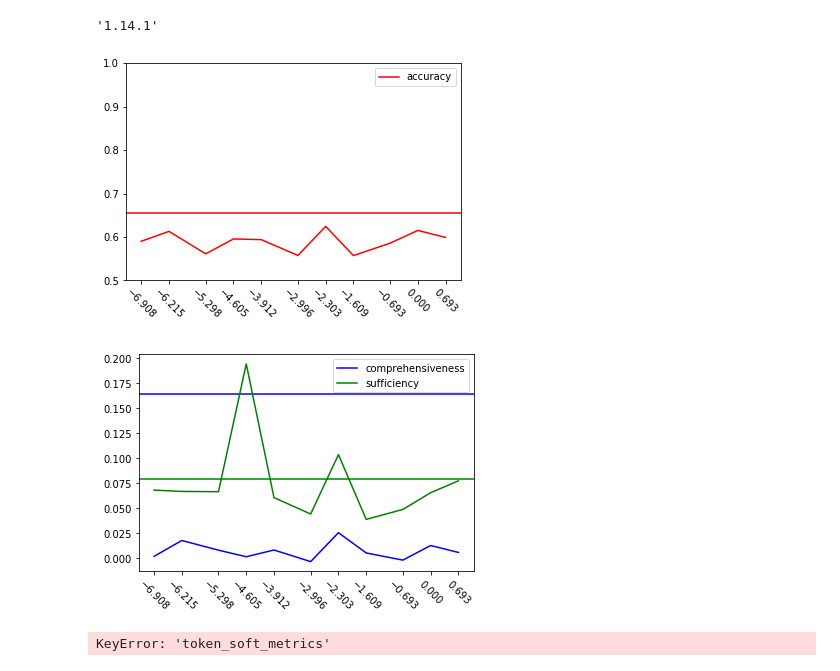
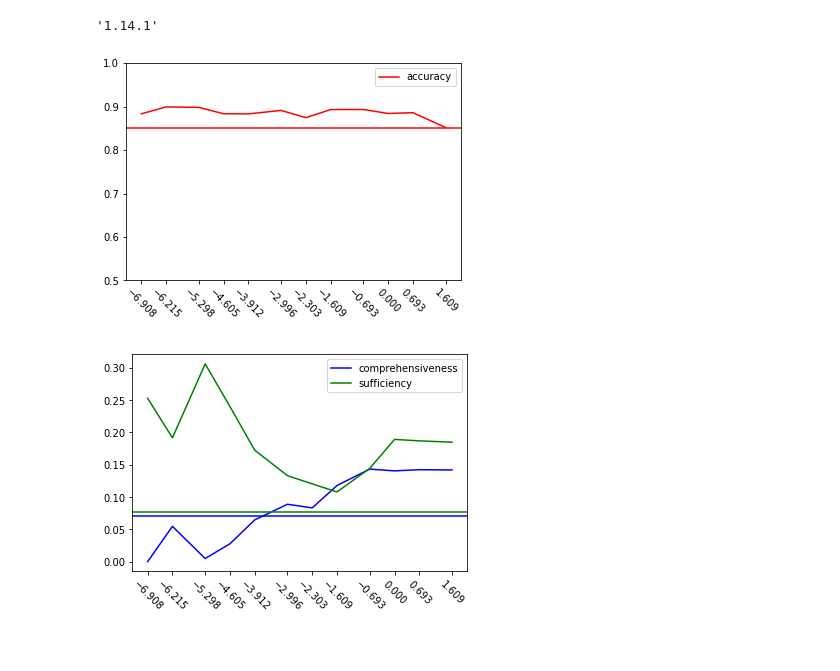
Before and after one commit to JoshuaGhost/expred, a Jupyter notebook: draw_pictures.ipynb, the cells around one changed output. Cells and saved outputs as stored; diff of their text form; code cells hidden in the pictures.

Commit message:
add run_gru_first

```diff
--- a/draw_pictures.ipynb
+++ b/draw_pictures.ipynb
@@ -18,6 +21,6 @@ split = 'train'
 # %%
 split = 'test'
 # %%
-output_dir = "eraserbenchmark/outputs/"
+output_dir = "eraserbenchmark/outputs/lambda_sweep/"
 img_dir = 'graphics/'
 color = {'accuracy': 'r', 'sufficiency': 'g', 'comprehensiveness': 'b', 'auprc':'y'}
@@ -53,21 +35,28 @@ baseline = {'accuracy': 0.850, 'sufficiency':  0.077, 'comprehensiveness': 0.070
+# %%
+structure = 'rnr'
 # %%
-dataset = 'multirc'
-#gru
-train_on_portion = 0.4
-par_lambdas = [0.1, 0.2, 0.5, 1., 2., 5., 10., 20., 50., 100., 200., 500.]
-results_dirs = [output_dir + f'bert_base_seqlen_512_multirc_exp_output_gru_merged_evidences_train_on_portion_0.4_par_lambda_{par_lambda}_no_padding_imbalanced_bce_resampling_pooling_first_learning_rate_1e-05__test.txt' for par_lambda in par_lambdas]
+if structure == 'gru':
+    par_lambdas = [0.1, 0.2, 0.5, 1., 2., 5., 10., 20., 50., 100., 200., 500.]
+elif structure == 'rnr':
+    par_lambdas = [0.001, 0.002, 0.005, 0.01, 0.02, 0.05, 0.1, 0.2, 0.5, 1., 2., 5.]
 
-#rnr
-train_on_portion = 0.4
-par_lambdas = [0.001, 0.002, 0.005, 0.01, 0.02, 0.05, 0.1, 0.2, 0.5, 1., 2.]#, 5.]
-results_dirs = [output_dir + f'bert_base_seqlen_512_multirc_exp_output_rnr_merged_evidences_train_on_portion_0.4_par_lambda_{par_lambda}_no_padding_imbalanced_bce_resampling_pooling_first_learning_rate_1e-05__val.txt' for par_lambda in par_lambdas]
-
-baseline = {'accuracy': 0.655,
+if dataset == 'movies':
+    baseline = {'accuracy': 0.974, 'sufficiency':  0.035, 'comprehensiveness': 0.113,
+                'auprc':  0.467, "iou_f1": 0.124, 'token_f1': 0.322}
+    train_on_portion = 0
+elif dataset == 'fever':
+    baseline = {'accuracy': 0.850, 'sufficiency':  0.077, 'comprehensiveness': 0.070,
+                'auprc':  0.617, "iou_f1": 0.817, 'token_f1': 0.796}
+    train_on_portion = 0.1
+elif dataset == 'multirc':
+    baseline = {'accuracy': 0.655,
             'sufficiency': 0.079,
             'comprehensiveness': 0.164,
             'auprc': 0.240,
             'iou_f1': 0.419,
             "token_f1": 0.456}
+    train_on_portion = 0.4
+results_dirs = [output_dir + f"bert_base_seqlen_512_{dataset}_exp_output_{structure}_merged_evidences{'_train_on_portion_'+str(train_on_portion) if train_on_portion != 0 else ''}_par_lambda_{par_lambda}_no_padding_imbalanced_bce_resampling_pooling_first_learning_rate_1e-05__{split}.txt" for par_lambda in par_lambdas]
 # %%
 for results_dir in results_dirs:
     if not os.path.isfile(results_dir):
@@ -80,8 +69,7 @@ y = {metric:[] for metric in metrics}
 for results_dir in results_dirs:
     if os.path.isfile(results_dir):
         with open(results_dir, 'r') as fin:
-            r = fin.read()
-            r = eval(r[1:-1])
+            r = eval(fin.read()[1:-1])
         results.append(r)
         for metric in metrics:
             y[metric].append(r['classification_scores'][metric])
@@ -98,60 +86,32 @@ plt.ylim([0.5, 1])
 ax.legend()
 plt.savefig(img_dir + f'{dataset}_{split}_train_on_portion_{train_on_portion}_accuracy.png')
 # %% [output]
-[figure, old version]
+[figure, new version]
 # %%
 metrics = ["comprehensiveness", 'sufficiency']
 
 results = []
 y = {metric:[] for metric in metrics}
 for results_dir in results_dirs:
     if os.path.isfile(results_dir):
         with open(results_dir, 'r') as fin:
-            r = fin.read()
-            r = eval(r[1:-1])
+            r = eval(fin.read()[1:-1])
         results.append(r)
         for metric in metrics:
             y[metric].append(r['classification_scores'][metric])
     else:
         for metric in metrics:
             y[metric].append(0)
 
 fig, ax = plt.subplots()
 plt.xticks([math.log(i) for i in par_lambdas], rotation=-45)
 for metric in metrics:
     plt.axhline(y=baseline[metric], color=color[metric], linestyle='-')
     ax.plot([math.log(i) for i in par_lambdas], y[metric], label=metric, color=color[metric])
 ax.legend()
 plt.savefig(img_dir + f'{dataset}_{split}_train_on_portion_{train_on_portion}_cs.png')
 # %% [output]
-[figure, old version]
+[figure, new version]
-# %%
-metrics = ['auprc']
-
-results = []
-y = {metric:[] for metric in metrics}
-for results_dir in results_dirs:
-    if os.path.isfile(results_dir):
-        with open(results_dir, 'r') as fin:
-            r = fin.read()
-            r = eval(r[1:-1])
-        results.append(r)
-        for metric in metrics:
-            y[metric].append(r['token_soft_metrics'][metric])
-    else:
-        for metric in metrics:
-            y[metric].append(0)
-
-fig, ax = plt.subplots()
-plt.xticks([math.log(i) for i in par_lambdas], rotation=-45)
-for metric in metrics:
-    plt.axhline(y=baseline[metric], color=color[metric], linestyle='-')
-    ax.plot([math.log(i) for i in par_lambdas], y[metric], label=metric, color=color[metric])
-#plt.ylim([0.5, 1])
-ax.legend()
-plt.savefig(img_dir + f'{dataset}_{split}_train_on_portion_{train_on_portion}_accuracy.png')
-# %% [output]
-KeyError: 'token_soft_metrics'
 # %%
 fig, ax = plt.subplots()
 plt.xticks([math.log(i) for i in par_lambdas], rotation=-45)
```
Also changed, not shown: parts of 11 cells of this notebook, 1 other file.
